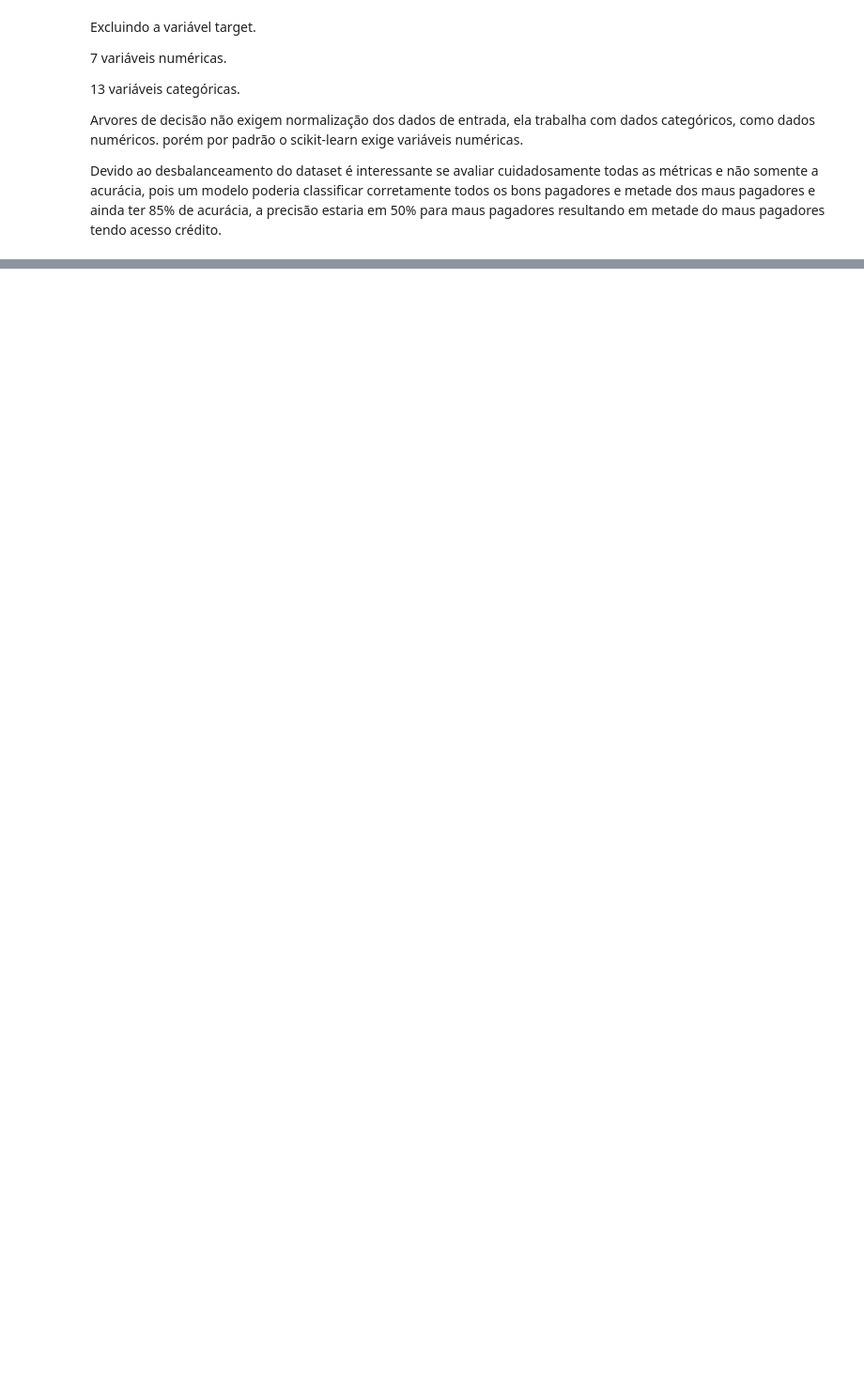
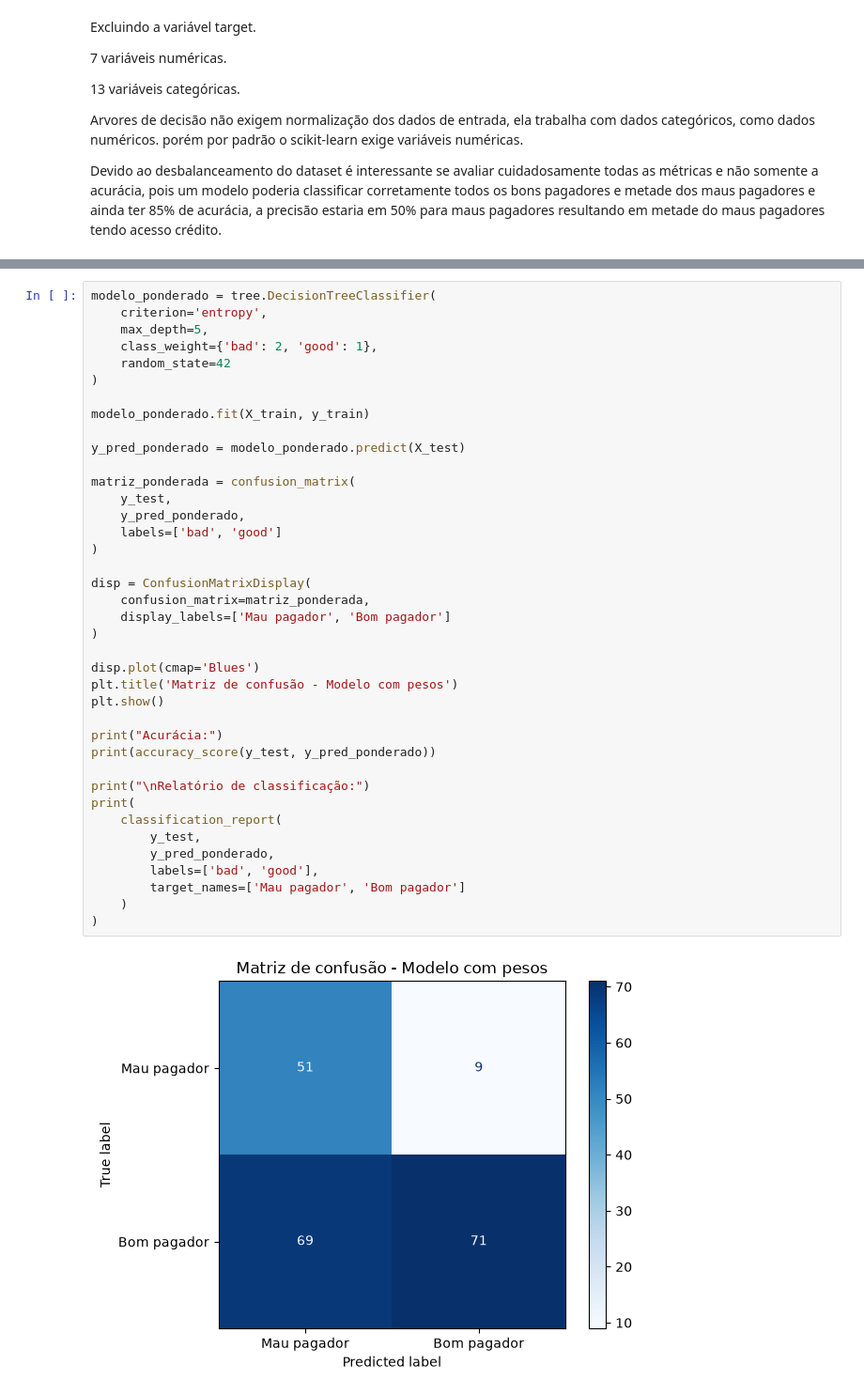
Before and after one commit to mmvbs/intelligent-systems, a Jupyter notebook: questao04.ipynb, the cells around one changed output, grey strips where cells are left out. Shown at 94% size. Drawn from its saved outputs; the diff is of its cells as text; blank space fills up the shorter version.

```diff
--- a/questao04.ipynb
+++ b/questao04.ipynb
@@ -48,0 +383,41 @@ acuracia
+# %%
+modelo_ponderado = tree.DecisionTreeClassifier(
+    criterion='entropy',
+    max_depth=5,
+    class_weight={'bad': 2, 'good': 1},
+    random_state=42
+)
+
+modelo_ponderado.fit(X_train, y_train)
+
+y_pred_ponderado = modelo_ponderado.predict(X_test)
+
+matriz_ponderada = confusion_matrix(
+    y_test,
+    y_pred_ponderado,
+    labels=['bad', 'good']
+)
+
+disp = ConfusionMatrixDisplay(
+    confusion_matrix=matriz_ponderada,
+    display_labels=['Mau pagador', 'Bom pagador']
+)
+
+disp.plot(cmap='Blues')
+plt.title('Matriz de confusão - Modelo com pesos')
+plt.show()
+
+print("Acurácia:")
+print(accuracy_score(y_test, y_pred_ponderado))
+
+print("\nRelatório de classificação:")
+print(
+    classification_report(
+        y_test,
+        y_pred_ponderado,
+        labels=['bad', 'good'],
+        target_names=['Mau pagador', 'Bom pagador']
+    )
+)
+# %% [output]
+[figure, added]
```
Also changed, not shown: parts of 20 cells of this notebook.
